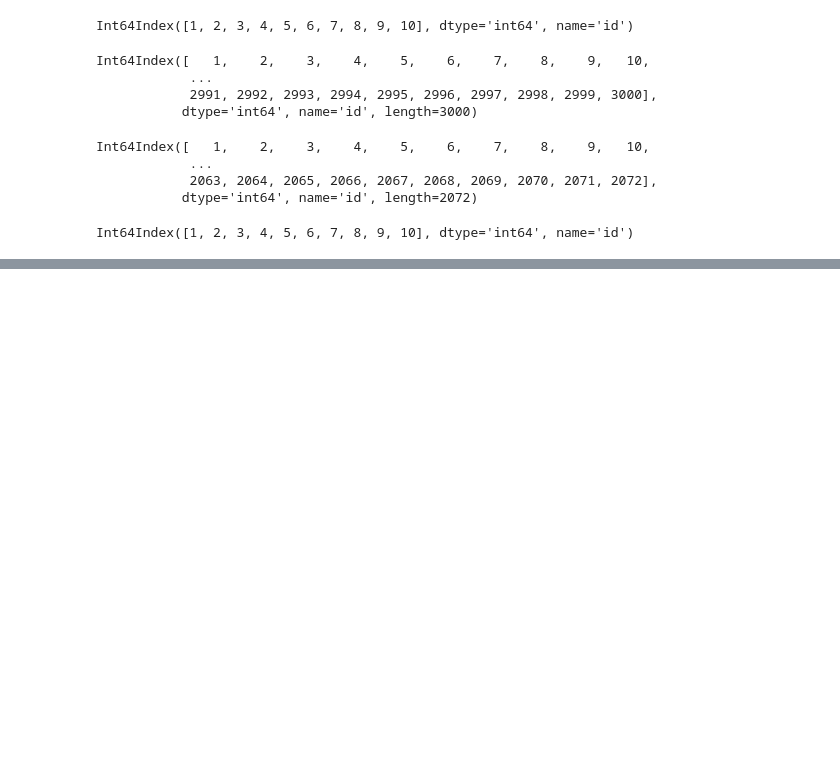
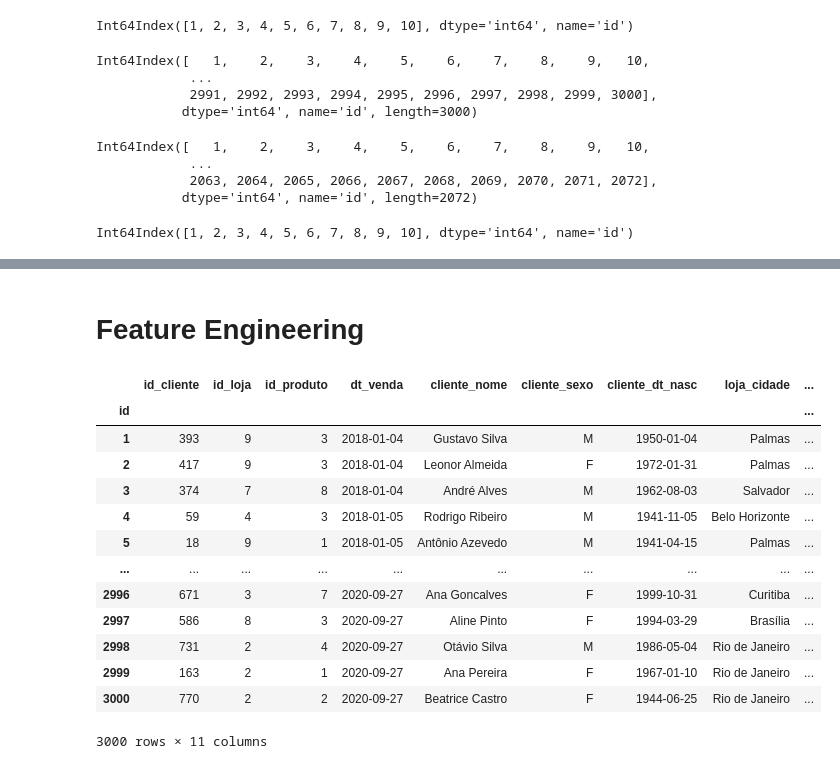
Before and after one commit to laurindo-luis/data-analysis-with-python, a Jupyter notebook: analises_vendas.ipynb, the cells around one changed output, grey strips where cells are left out. Saved outputs shown, nothing was run; the diff lists cells and outputs as text; code cells hidden in the pictures; blank space fills up the shorter version.

Commit message:
feature engineering

```diff
--- a/analises_vendas.ipynb
+++ b/analises_vendas.ipynb
@@ -382,0 +440,19 @@ Int64Index([1, 2, 3, 4, 5, 6, 7, 8, 9, 10], dtype='int64', name='id')
+# %% [markdown]
+# Feature Engineering
+# %%
+df
+# %% [output]
+|  | id_cliente | id_loja | id_produto | dt_venda | cliente_nome | cliente_sexo | cliente_dt_nasc | loja_cidade | ... |
+| id |  |  |  |  |  |  |  |  | ... |
+| 1 | 393 | 9 | 3 | 2018-01-04 | Gustavo Silva | M | 1950-01-04 | Palmas | ... |
+| 2 | 417 | 9 | 3 | 2018-01-04 | Leonor Almeida | F | 1972-01-31 | Palmas | ... |
+| 3 | 374 | 7 | 8 | 2018-01-04 | André Alves | M | 1962-08-03 | Salvador | ... |
+| 4 | 59 | 4 | 3 | 2018-01-05 | Rodrigo Ribeiro | M | 1941-11-05 | Belo Horizonte | ... |
+| 5 | 18 | 9 | 1 | 2018-01-05 | Antônio Azevedo | M | 1941-04-15 | Palmas | ... |
+| ... | ... | ... | ... | ... | ... | ... | ... | ... | ... |
+| 2996 | 671 | 3 | 7 | 2020-09-27 | Ana Goncalves | F | 1999-10-31 | Curitiba | ... |
+| 2997 | 586 | 8 | 3 | 2020-09-27 | Aline Pinto | F | 1994-03-29 | Brasília | ... |
+| 2998 | 731 | 2 | 4 | 2020-09-27 | Otávio Silva | M | 1986-05-04 | Rio de Janeiro | ... |
+| 2999 | 163 | 2 | 1 | 2020-09-27 | Ana Pereira | F | 1967-01-10 | Rio de Janeiro | ... |
+| 3000 | 770 | 2 | 2 | 2020-09-27 | Beatrice Castro | F | 1944-06-25 | Rio de Janeiro | ... |
+3000 rows × 11 columns
```
Also changed, not shown: parts of 10 cells of this notebook.
